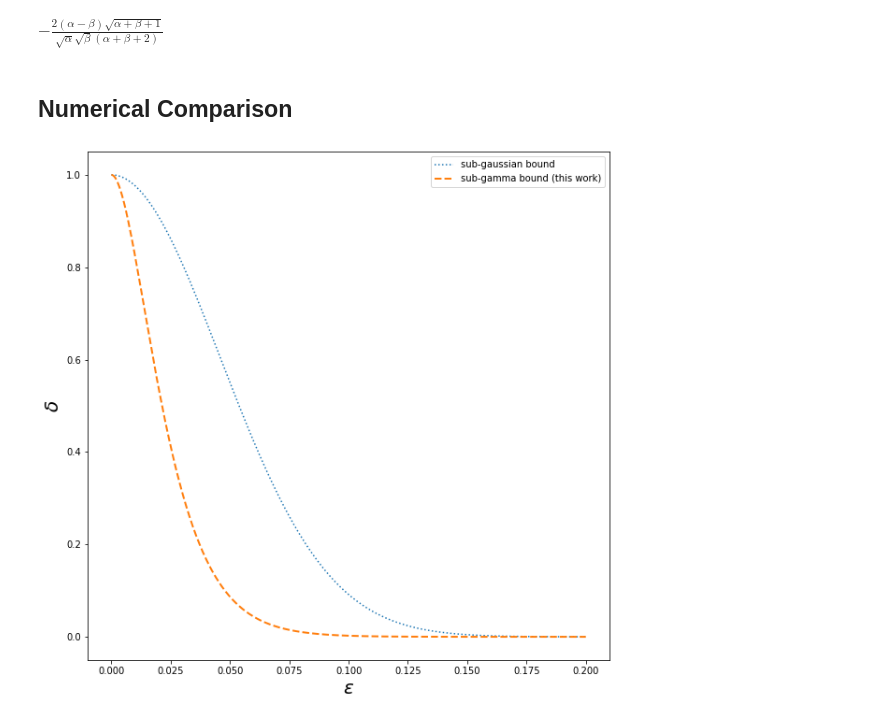
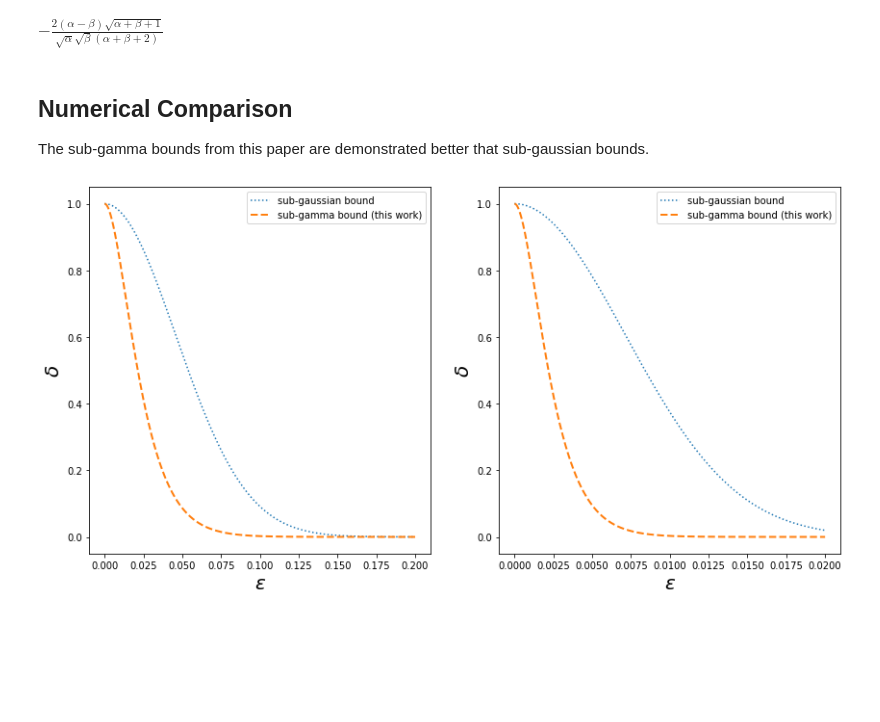
Before and after one commit to maciejskorski/beta_tails, a Jupyter notebook: Beta_SubGamma.ipynb, the cells around one changed output. Cells and saved outputs as stored; diff of their text form; code cells hidden in the pictures; blank space fills up the shorter version.

```diff
--- a/Beta_SubGamma.ipynb
+++ b/Beta_SubGamma.ipynb
@@ -74,8 +74,10 @@ var = beta_central_moment(2,a,b)
 (beta_central_moment(3,a,b)/sm.sqrt(var**3)).factor()
 # %% [output]
 $\displaystyle - \frac{2 \left(\alpha - \beta\right) \sqrt{\alpha + \beta + 1}}{\sqrt{\alpha} \sqrt{\beta} \left(\alpha + \beta + 2\right)}$
-# %% [markdown]
-## Numerical Comparison
+# %% [markdown]
+## Numerical Comparison
+
+The sub-gamma bounds from this paper are demonstrated better that sub-gaussian bounds.
 # %%
 from scipy.special import hyp1f1
 from scipy.optimize import root_scalar
@@ -106,47 +108,50 @@ def beta_tail_frankl(a,b,eps):
   mu = a/(a+b)
   eps = eps / mu
   eps_exp = eps**2/2-eps**3/3
   tail = 2/(eps_exp/eps) * ((a+b)/(2*np.pi*a*b))**0.5 * np.exp(-a*eps_exp)
 
   return tail
 
 from matplotlib import pyplot as plt
 from scipy.stats import beta
 from scipy.special import betainc
 import numpy as np
+import pandas as pd
 
-def compare_tails(a,b,eps):
+
+def compare_tails(a,b,eps,ax):
   '''compares sub-gaussian and sub-gamma tail approximations for Beta distribution '''
-
-  plt.figure(figsize=(10,10))
 
   mean = a/(a+b)
   v2_gauss = beta_subgauss(a,b)
   v2_gamma,c_gamma = beta_subgamma(a,b)
 
   tail_true = 1-beta(a,b).cdf(mean+eps)
   tail_sub_gauss = np.exp(- eps**2 / (2*v2_gauss) )
   tail_sub_gamma = np.exp(- eps**2/(2*v2_gamma + 2*eps*c_gamma ))
   tail_frankl = np.clip(beta_tail_frankl(a,b,eps),0.0,1)
   tail_lutz = np.exp(- eps**2/(2*v2_gamma + 2*eps*c_gamma*(a+b+2)/(a+b+1) ))
 
-  plt.plot(eps,tail_sub_gauss,':',label='sub-gaussian bound')
-  plt.plot(eps,tail_sub_gamma,'--',linewidth=2,label='sub-gamma bound (this work)')
+  ax.plot(eps,tail_sub_gauss,':',label='sub-gaussian bound')
+  ax.plot(eps,tail_sub_gamma,'--',linewidth=2,label='sub-gamma bound (this work)')
 
-  plt.legend()
-  plt.xlabel('$\epsilon$',fontsize=20)
-  plt.ylabel('$\delta$',fontsize=20)
-  plt.show()
+  ax.legend()
+  ax.set_xlabel('$\epsilon$',fontsize=20)
+  ax.set_ylabel('$\delta$',fontsize=20)
   return tail_sub_gauss,tail_sub_gamma
 
-a,b = 2,98 # params of your choice
-eps = np.linspace(0,0.2,1000)
 
-tail_sub_gauss, tail_sub_gamma = compare_tails(a,b,eps)
+params = [(2,98,0.2),(2,998,0.02)] # params of your choice
+fig,axs = plt.subplots(1,2,figsize=(14,7))
 
-import pandas as pd
-out = pd.DataFrame([eps,tail_sub_gauss,tail_sub_gamma]).T
-out.columns = ['eps','gamma','gauss']
-out.to_csv(f'beta_{a}_{b}.csv')
+for (a,b,eps_max),ax in zip(params,axs):
+  eps = np.linspace(0,eps_max,1000)
+  tail_sub_gauss, tail_sub_gamma = compare_tails(a,b,eps,ax)
+
+  out = pd.DataFrame([eps,tail_sub_gauss,tail_sub_gamma]).T
+  out.columns = ['eps','gamma','gauss']
+  out.to_csv(f'beta_{a}_{b}.csv')
+
+plt.show()
 # %% [output]
-[figure, old version]
+[figure, new version]
```
